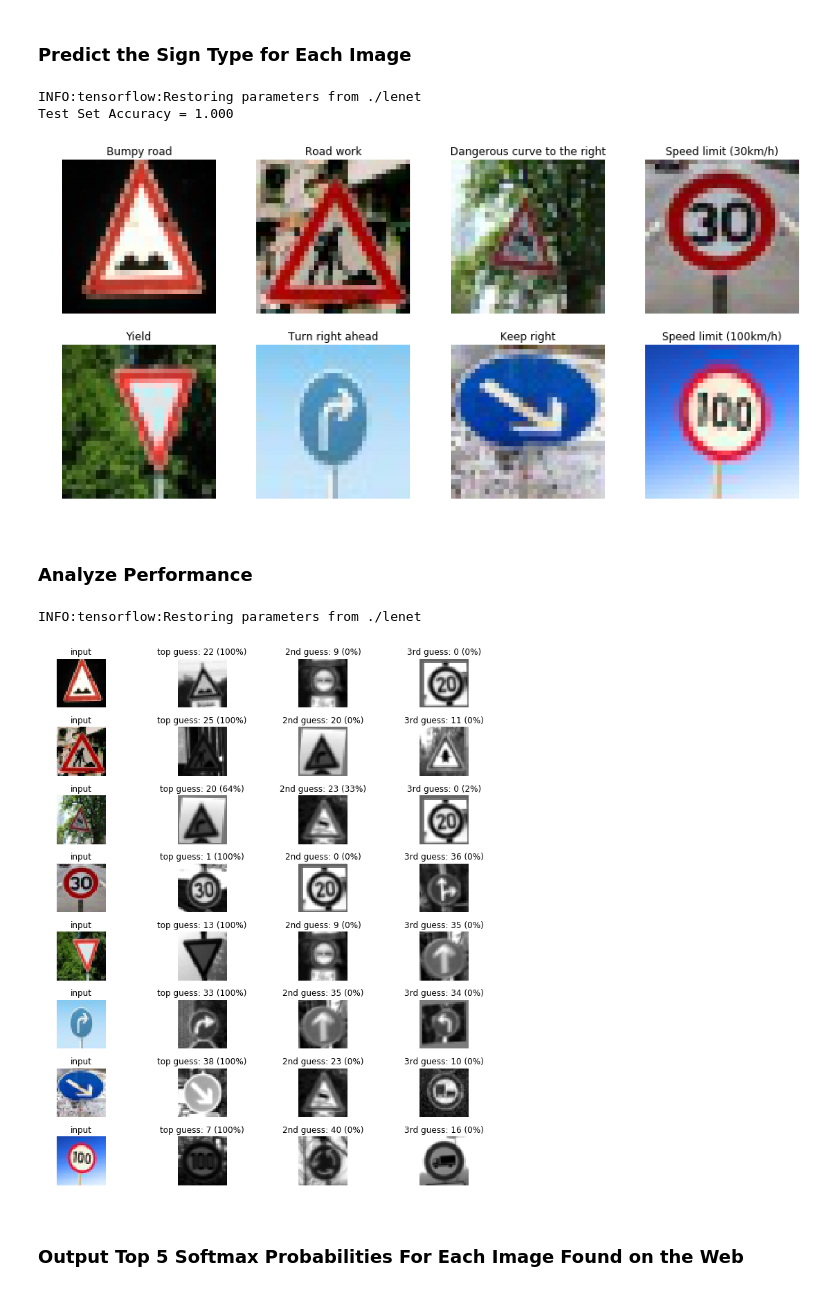
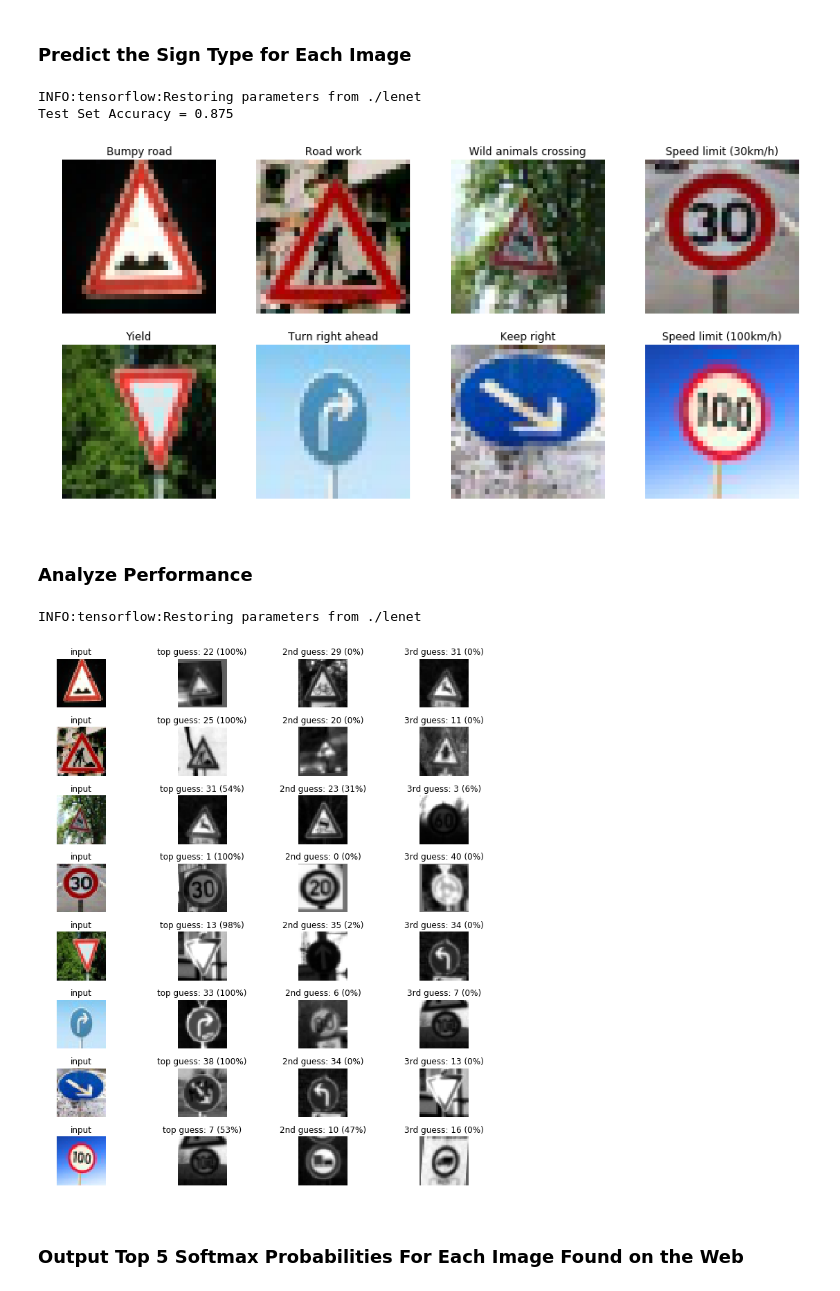
Before and after one commit to duvitech/CarND-Traffic-Sign-Classifier-Project, a Jupyter notebook: Traffic_Sign_Classifier.ipynb, the cells around one changed output. Cells and saved outputs as stored; diff of their text form; code cells hidden in the pictures.

```diff
--- a/Traffic_Sign_Classifier.ipynb
+++ b/Traffic_Sign_Classifier.ipynb
@@ -530,8 +530,8 @@ X_validation size: 9296
 import tensorflow as tf
 from tensorflow.contrib.layers import flatten
 
-EPOCHS = 25
-BATCH_SIZE = 100
+EPOCHS = 50
+BATCH_SIZE = 120
 
 ### Define your architecture here.
 ### Feel free to use as many code cells as needed.
@@ -802,34 +802,34 @@ Normalized Images
 # %%
 ### Run the predictions here and use the model to output the prediction for each image.
 ### Make sure to pre-process the images with the same pre-processing pipeline used earlier.
 ### Feel free to use as many code cells as needed.
 
 signs=[]
-test_labels = [22, 25, 20, 1, 13, 33, 38, 7]
+test_labels = [22, 25, 23, 1, 13, 33, 38, 7]
 with open('signnames.csv', 'rt') as csvfile:
     reader = csv.DictReader(csvfile, delimiter=',')
     for row in reader:
         signs.append((row['SignName']))
 
 with tf.Session() as sess:
     sess.run(tf.global_variables_initializer())
     saver_run = tf.train.import_meta_graph('./lenet.meta')
     saver_run.restore(sess, "./lenet")
     signs_classes = sess.run(tf.argmax(logits, 1), feed_dict={x: test_images_normalized})
     my_accuracy = evaluate(test_images_normalized, test_labels)
     print("Test Set Accuracy = {:.3f}".format(my_accuracy))
 
 plt.figure(figsize=(15, 7))
 for i in range(len(test_images)):
     plt.subplot(2, len(test_images)/2, i+1)
     plt.imshow(test_images[i])
     plt.title(signs[signs_classes[i]])
     plt.axis('off')
 plt.show()
 # %% [output]
 INFO:tensorflow:Restoring parameters from ./lenet
-Test Set Accuracy = 1.000
+Test Set Accuracy = 0.875
-[figure, old version]
+[figure, new version]
 # %% [markdown]
 ### Analyze Performance
 # %%
@@ -872,7 +872,7 @@ with tf.Session() as sess:
         axs[4*i+3].set_title('3rd guess: {} ({:.0f}%)'.format(guess3, 100*my_top_k[0][i][2]))
 # %% [output]
 INFO:tensorflow:Restoring parameters from ./lenet
-[figure, old version]
+[figure, new version]
 # %% [markdown]
 ### Output Top 5 Softmax Probabilities For Each Image Found on the Web
 # %% [markdown]
```
Also changed, not shown: parts of 7 cells of this notebook, 6 other files.
